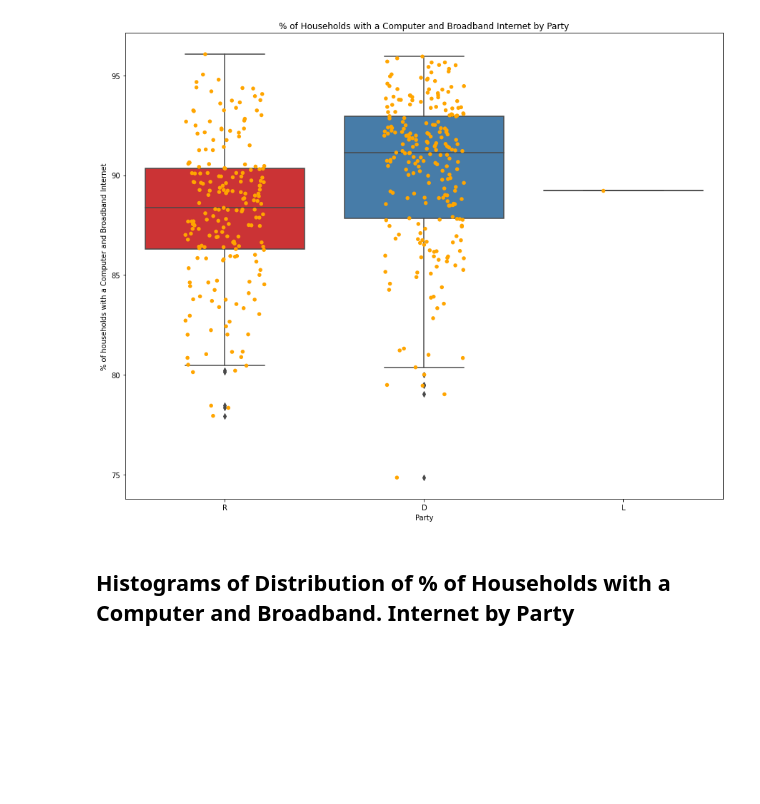
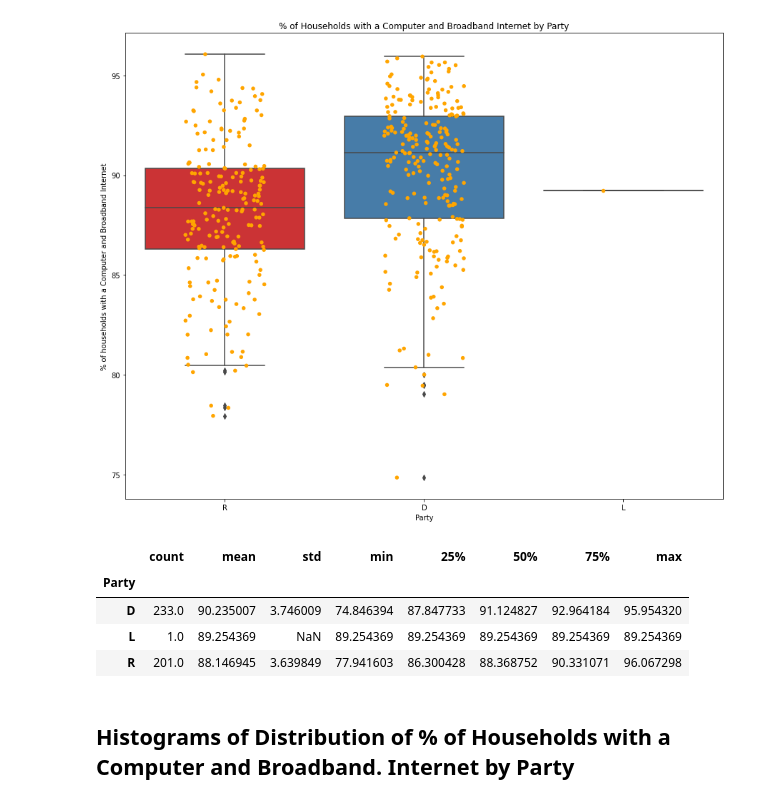
Before and after one commit to jadinsstewart/Congressional-Analytics, a Jupyter notebook: Project_1_Part_b.ipynb, the cells around one changed output. Drawn from its saved outputs; the diff is of its cells as text; code cells hidden in the pictures; blank space fills up the shorter version.

```diff
--- a/Project_1_Part_b.ipynb
+++ b/Project_1_Part_b.ipynb
@@ -150,6 +151,14 @@ plt.title("% of Households with a Computer and Broadband Internet by Party")
 plt.show()
 # %% [output]
 [figure]
+# %%
+merged_df.groupby(["Party"])["% of households with a Computer and Broadband Internet"].describe()
+# %% [output]
+|  | count | mean | std | min | 25% | 50% | 75% | max |
+| Party |  |  |  |  |  |  |  |  |
+| D | 233.0 | 90.235007 | 3.746009 | 74.846394 | 87.847733 | 91.124827 | 92.964184 | 95.954320 |
+| L | 1.0 | 89.254369 | NaN | 89.254369 | 89.254369 | 89.254369 | 89.254369 | 89.254369 |
+| R | 201.0 | 88.146945 | 3.639849 | 77.941603 | 86.300428 | 88.368752 | 90.331071 | 96.067298 |
 # %% [markdown]
 ## Histograms of Distribution of % of Households with a Computer and Broadband. Internet by Party
 # %%
```
Also changed, not shown: parts of 3 cells of this notebook.
